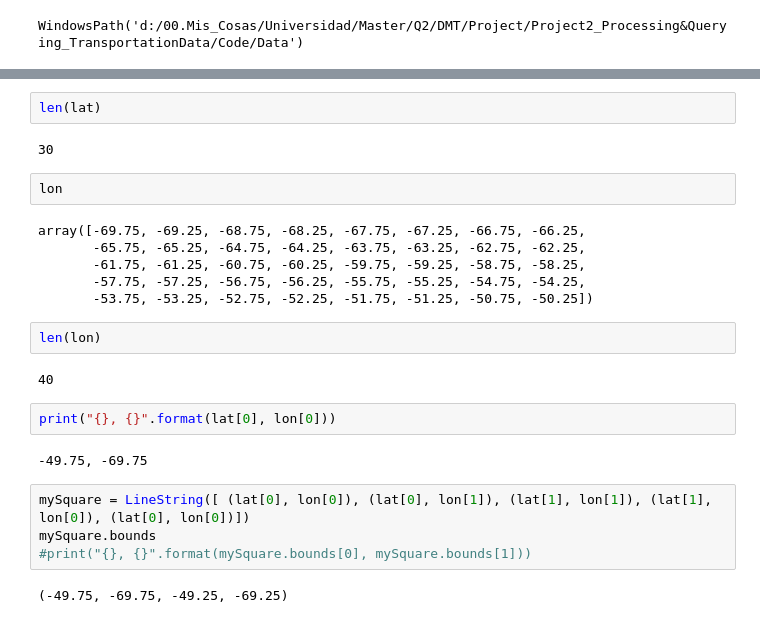
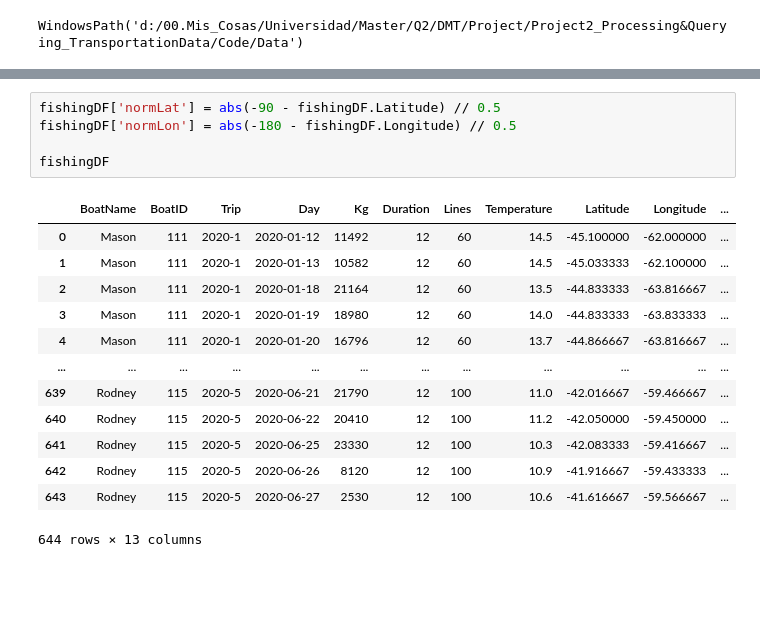
Before and after one commit to Nhok95/DMT_LAB2, a Jupyter notebook: dataNormalizationUnification.ipynb, the cells around one changed output, grey strips where cells are left out. Cells and saved outputs as stored; diff of their text form; blank space fills up the shorter version.

```diff
--- a/dataNormalizationUnification.ipynb
+++ b/dataNormalizationUnification.ipynb
@@ -120,26 +148,19 @@ array([-49.75, -49.25, -48.75, -48.25, -47.75, -47.25, -46.75, -46.25,
-# %%
-len(lat)
-# %% [output]
-30
-# %%
-lon
-# %% [output]
-array([-69.75, -69.25, -68.75, -68.25, -67.75, -67.25, -66.75, -66.25,
-       -65.75, -65.25, -64.75, -64.25, -63.75, -63.25, -62.75, -62.25,
-       -61.75, -61.25, -60.75, -60.25, -59.75, -59.25, -58.75, -58.25,
-       -57.75, -57.25, -56.75, -56.25, -55.75, -55.25, -54.75, -54.25,
-       -53.75, -53.25, -52.75, -52.25, -51.75, -51.25, -50.75, -50.25])
-# %%
-len(lon)
-# %% [output]
-40
-# %%
-print("{}, {}".format(lat[0], lon[0]))
-# %% [output]
--49.75, -69.75
-# %%
-mySquare = LineString([ (lat[0], lon[0]), (lat[0], lon[1]), (lat[1], lon[1]), (lat[1], lon[0]), (lat[0], lon[0])])
-mySquare.bounds
-#print("{}, {}".format(mySquare.bounds[0], mySquare.bounds[1]))
-# %% [output]
-(-49.75, -69.75, -49.25, -69.25)
+# %%
+fishingDF['normLat'] = abs(-90 - fishingDF.Latitude) // 0.5
+fishingDF['normLon'] = abs(-180 - fishingDF.Longitude) // 0.5
+
+fishingDF
+# %% [output]
+|  | BoatName | BoatID | Trip | Day | Kg | Duration | Lines | Temperature | Latitude | Longitude | ... |
+| 0 | Mason | 111 | 2020-1 | 2020-01-12 | 11492 | 12 | 60 | 14.5 | -45.100000 | -62.000000 | ... |
+| 1 | Mason | 111 | 2020-1 | 2020-01-13 | 10582 | 12 | 60 | 14.5 | -45.033333 | -62.100000 | ... |
+| 2 | Mason | 111 | 2020-1 | 2020-01-18 | 21164 | 12 | 60 | 13.5 | -44.833333 | -63.816667 | ... |
+| 3 | Mason | 111 | 2020-1 | 2020-01-19 | 18980 | 12 | 60 | 14.0 | -44.833333 | -63.833333 | ... |
+| 4 | Mason | 111 | 2020-1 | 2020-01-20 | 16796 | 12 | 60 | 13.7 | -44.866667 | -63.816667 | ... |
+| ... | ... | ... | ... | ... | ... | ... | ... | ... | ... | ... | ... |
+| 639 | Rodney | 115 | 2020-5 | 2020-06-21 | 21790 | 12 | 100 | 11.0 | -42.016667 | -59.466667 | ... |
+| 640 | Rodney | 115 | 2020-5 | 2020-06-22 | 20410 | 12 | 100 | 11.2 | -42.050000 | -59.450000 | ... |
+| 641 | Rodney | 115 | 2020-5 | 2020-06-25 | 23330 | 12 | 100 | 10.3 | -42.083333 | -59.416667 | ... |
+| 642 | Rodney | 115 | 2020-5 | 2020-06-26 | 8120 | 12 | 100 | 10.9 | -41.916667 | -59.433333 | ... |
+| 643 | Rodney | 115 | 2020-5 | 2020-06-27 | 2530 | 12 | 100 | 10.6 | -41.616667 | -59.566667 | ... |
+644 rows × 13 columns
```
Also changed, not shown: parts of 23 cells of this notebook, 31 other files.
